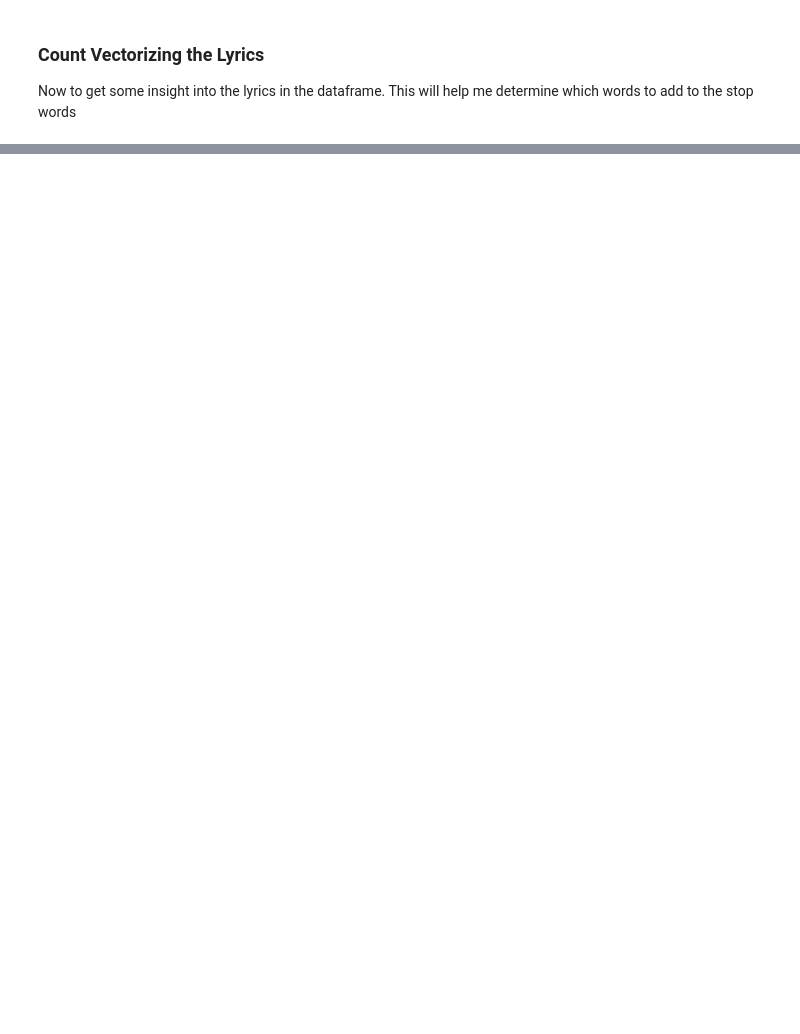
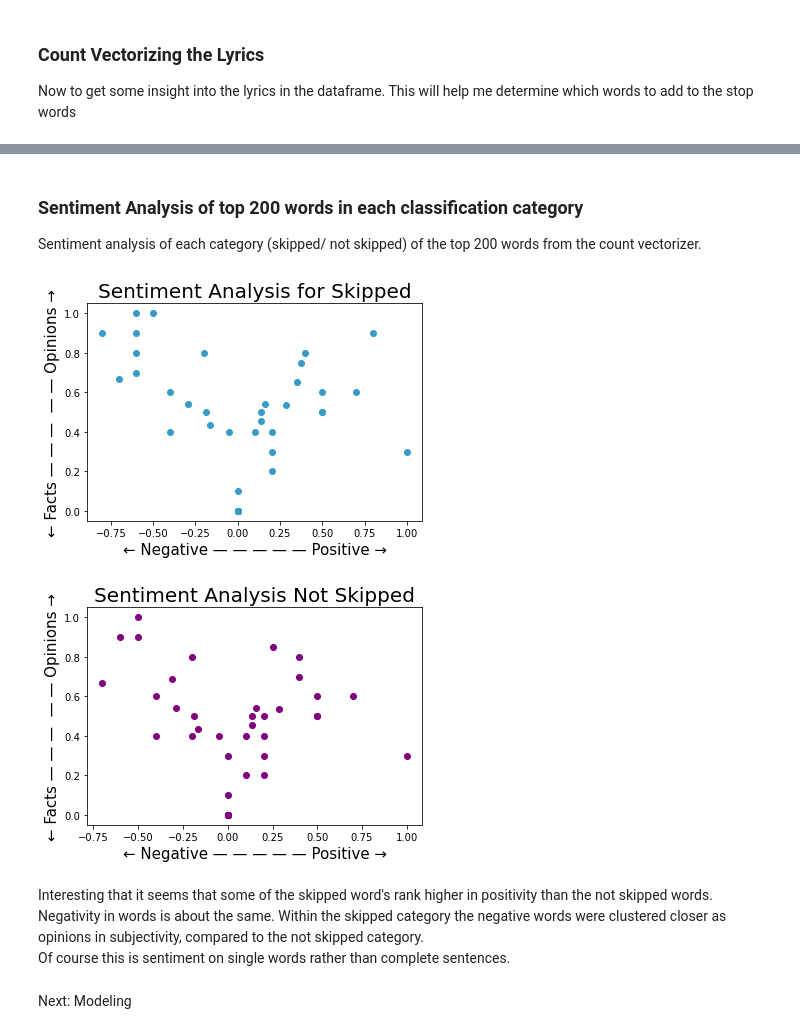
Before and after one commit to ArinkB/Predicting-Song-Skips, a Jupyter notebook: 3_EDA.ipynb, the cells around one changed output, grey strips where cells are left out. Drawn from its saved outputs; the diff is of its cells as text; code cells hidden in the pictures; blank space fills up the shorter version.

Commit message:
finished EDA start model, loaded some Viz

```diff
--- a/3_EDA.ipynb
+++ b/3_EDA.ipynb
@@ -170,0 +223,58 @@ Sentiment(polarity=0.24375000000000002, subjectivity=0.5267857142857143)
+# %% [markdown]
+### Sentiment Analysis of top 200 words in each classification category
+Sentiment analysis of each category (skipped/ not skipped) of the top 200 words from the count vectorizer.
+# %%
+# picking the top 200 words from each category
+top_100_skip = lyrics_skip.iloc[:,:-1][lyrics_skip['skip'] == 1].sum().sort_values(ascending=False).head(200)
+top_100_not = lyrics_skip.iloc[:,:-1][lyrics_skip['skip'] == 0].sum().sort_values(ascending=False).head(200)
+
+# text blob to get sentiment analysis
+sent_skip = [TextBlob(word).sentiment for word in top_100_skip.index]
+sent_not = [TextBlob(word).sentiment for word in top_100_not.index]
+
+#creating a dataframe for the sentiment analysis
+sent_skip = pd.DataFrame(sent_skip)
+sent_not = pd.DataFrame(sent_not)
+
+#creating a dataframe for the top words
+words_skip = pd.DataFrame([word for word in top_100_skip.index])
+words_not = pd.DataFrame([word for word in top_100_not.index])
+
+# concatinating the words with the sentiment analysis, renaming the words column
+skip_sent = pd.concat((words_skip.rename(columns={0:'words'}), sent_skip), axis = 1)
+not_sent = pd.concat((words_not.rename(columns={0:'words'}), sent_not), axis = 1)
+# %%
+# Graphing the top 200 words in the skipped category
+
+for index, words in enumerate(skip_sent.index): # for each item in in the skipped df, enumerated
+    x = skip_sent.polarity.loc[words] # x is polarity
+    y = skip_sent.subjectivity.loc[words] # y is subjectivity
+    plt.scatter(x, y, color="#399BC6") # plotting
+
+plt.title('Sentiment Analysis for Skipped', fontsize = 20)
+plt.xlabel('← Negative — — — — — Positive →', fontsize=15)
+plt.ylabel('← Facts — — —  — — Opinions →', fontsize=15)
+plt.savefig('./visuals/sent_skipped.png', transparent=True);
+plt.show()
+
+# Graphing the top 100 words in the not skipped category
+
+for index, words in enumerate(not_sent.index):
+    x = not_sent.polarity.loc[words]
+    y = not_sent.subjectivity.loc[words]
+    plt.scatter(x, y, color='purple',)
+
+plt.title('Sentiment Analysis Not Skipped', fontsize = 20)
+plt.xlabel('← Negative — — — — — Positive →', fontsize=15)
+plt.ylabel('← Facts — — —  — — Opinions →', fontsize=15)
+plt.savefig('./visuals/sent_not_skipped.png', transparent=True);
+plt.show()
+
+# https://medium.com/analytics-vidhya/sentiment-analysis-on-ellens-degeneres-tweets-using-textblob-ff525ea7c30f
+# %% [output]
+[figure, added]
+[figure, added]
+# %% [markdown]
+Interesting that it seems that some of the skipped word's rank higher in positivity than the not skipped words. Negativity in words is about the same.
+Within the skipped category the negative words were clustered closer as opinions in subjectivity, compared to the not skipped category.
+<br> Of course this is sentiment on single words rather than complete sentences. </br>
@@ -170,0 +283,2 @@ Sentiment(polarity=0.24375000000000002, subjectivity=0.5267857142857143)
+# %% [markdown]
+Next: Modeling
```
Also changed, not shown: parts of 28 cells of this notebook, 9 other files.
